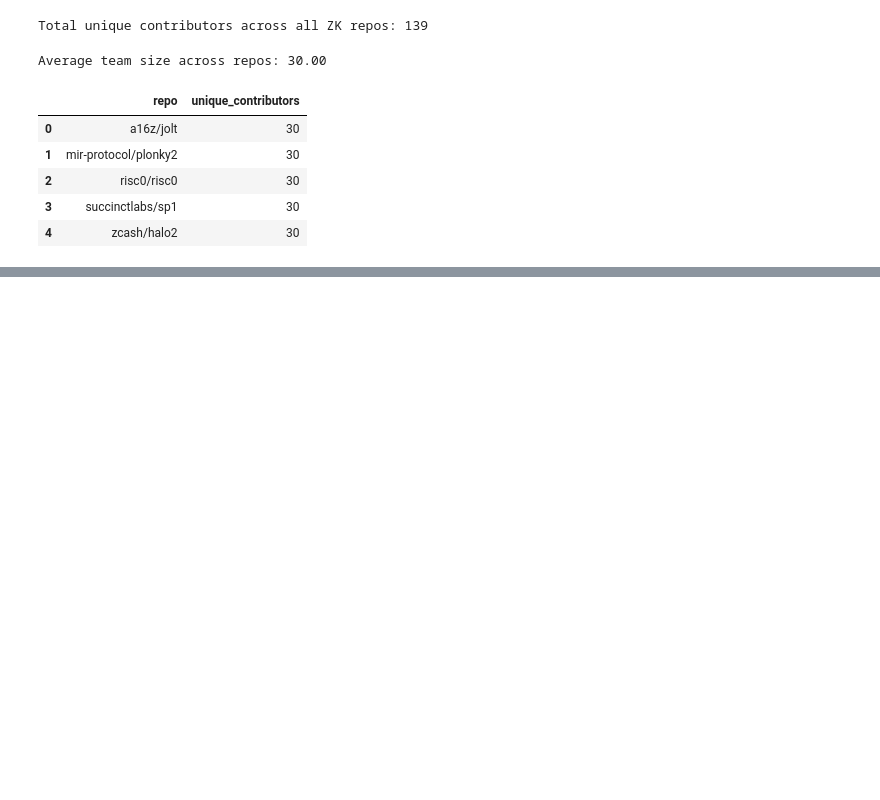
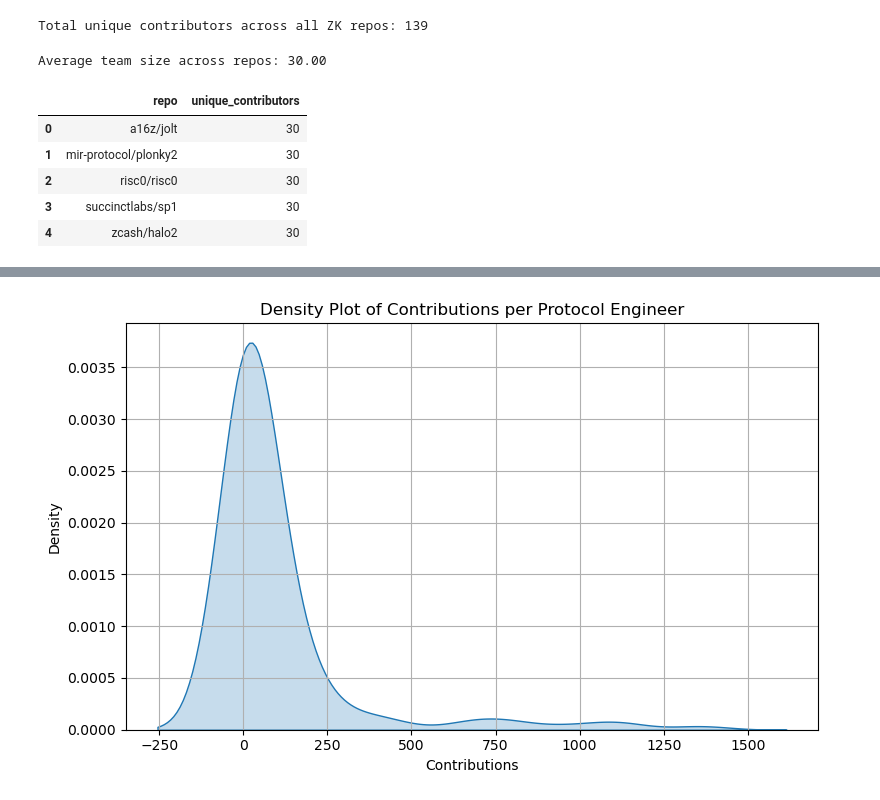
Before and after one commit to jun229/TAM_anaylsis, a Jupyter notebook: zk_protocol_analysis.ipynb, the cells around one changed output, grey strips where cells are left out. Saved outputs shown, nothing was run; the diff lists cells and outputs as text; code cells hidden in the pictures; blank space fills up the shorter version.

```diff
--- a/zk_protocol_analysis.ipynb
+++ b/zk_protocol_analysis.ipynb
@@ -39,0 +51,15 @@ Average team size across repos: 30.00
+# %%
+import seaborn as sns
+
+contribs = df.groupby("username")["contributions"].sum()
+
+plt.figure(figsize=(8, 5))
+sns.kdeplot(contribs, fill=True)
+plt.title("Density Plot of Contributions per Protocol Engineer")
+plt.xlabel("Contributions")
+plt.ylabel("Density")
+plt.grid(True)
+plt.tight_layout()
+plt.show()
+# %% [output]
+[figure, added]
```
Also changed, not shown: parts of 1 cell of this notebook.
